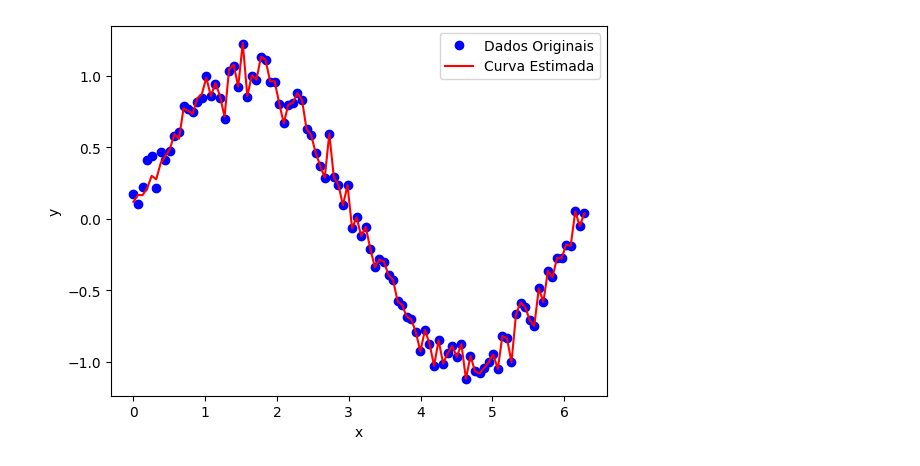
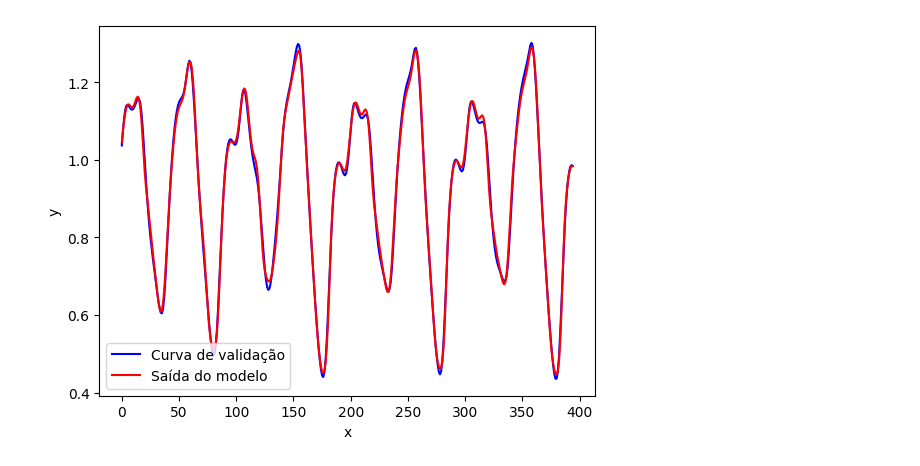
Before and after one commit to eriksonsantos/neurofuzzy, a Jupyter notebook: anfis.ipynb, the cells around one changed output. Drawn from its saved outputs; the diff is of its cells as text; code cells hidden in the pictures.

```diff
--- a/anfis.ipynb
+++ b/anfis.ipynb
@@ -53,0 +140,2 @@ def error(x, c, s, p, q):
+# %%
+YD = (1 + X[:,0]**(1/2) + X[:,1]**(-1) + X[:,2]**(-3/2))**2
@@ -53,0 +238,16 @@ def error(x, c, s, p, q):
+# %%
+import pandas as pd
+
+xt = pd.read_csv('data/xt.csv', header=None)
+xt = xt.rename(columns={0: 'x(t-18)', 1: 'x(t-12)',2: 'x(t-6)',3: 'x(t)'})
+
+xt2 = pd.read_csv('data/xt2.csv', header=None)
+xt4 = pd.read_csv('data/xt4.csv', header=None)
+xv = pd.read_csv('data/xv.csv', header=None)
+xv4 = pd.read_csv('data/xv4.csv', header=None)
+
+yd = pd.read_csv('data/yd.csv', header=None)
+ydt = pd.read_csv('data/ydt.csv', header=None)
+ydt4 = pd.read_csv('data/ydt4.csv', header=None)
+ydv = pd.read_csv('data/ydv.csv', header=None)
+ydv4 = pd.read_csv('data/ydv4.csv', header=None)
@@ -54,41 +274,43 @@ def error(x, c, s, p, q):
 # %%
-x, y = generate_data()
+x = xt.to_numpy()
+y = ydt.to_numpy()
 
 num_epocas = 100
-alfa = 0.05  # Taxa de aprendizado
-m = 2  # Número de regras fuzzy
-n = x.shape[0]  # Número de pontos de dados
+alfa = 0.01  # Taxa de aprendizado
+m = 4  # Número de regras fuzzy
+nPontos = len(x)  # Número de pontos de dados
+n = x.shape[1] # Numero de entradas
 c = np.zeros((n, m))  # Matriz de centros para cada regra fuzzy
 s = np.zeros((n, m))  # Matriz de larguras para cada regra fuzzy
 p = np.random.rand(n, m)  # Matriz de pesos para cada regra fuzzy
 q = np.random.rand(m)  # Vetor de offsets para cada regra fuzzy
+xmax = np.max(x, axis=0).reshape(-1,1)
+xmin = np.min(x, axis=0).reshape(-1,1)
+delta = (xmax - xmin) / (m - 1)  # Calcula o intervalo delta para distribuir os centros das regras fuzzy
 
-for j in range(m):  # Loop para inicializar os parâmetros para cada regra fuzzy
-    for i in range(n):
-        xmax = np.max(x, axis=0)
-        xmin = np.min(x, axis=0)
-        deltai = (xmax - xmin) / (m - 1)  # Calcula o intervalo delta para distribuir os centros das regras fuzzy
-        c[i, j] = xmin + (j - 1) * deltai
-        s[i, j] = deltai / np.log(4)
+for j in range(m):  # Regras fuzzy
+    for i in range(n): # Numero de entradas
+        c[i, j] = xmin[i] + (j - 1) * delta[i]
+        s[i, j] = delta[i] / np.log(4)
         p[i, j] = np.random.rand()
 
     q[j] = np.random.rand()
 
-c, s, p, q = neuro_fuzzy(x, y, num_epocas, alfa, m, c, s, p, q)
+c, s, p, q,erro = neuro_fuzzy(x, y, num_epocas, alfa, m,n, c, s, p, q)
 
-x_est = np.linspace(0, 2 * np.pi, 100)
-y_est = np.zeros_like(x_est)
+x_est = xv.to_numpy()
+y_est = np.zeros_like(x_est[:,0])
 
 for i in range(len(x_est)):
-    xs = x_est[i]
-    ys, _, _ = error(xs, c[i], s[i], p[i], q)
+    xs = x_est[i,:]
+    ys, _, _,_ = output(xs, c, s, p, q,n,m)
     y_est[i] = ys
 
-plt.plot(x, y, 'bo', label='Dados Originais')
-plt.plot(x_est, y_est, 'r-', label='Curva Estimada')
+plt.plot(ydv, 'b', label='Curva de validação')
+plt.plot(y_est, 'r-', label='Saída do modelo')
 plt.xlabel('x')
 plt.ylabel('y')
 plt.legend()
 plt.show()
 # %% [output]
-[figure, old version]
+[figure, new version]
```
Also changed, not shown: parts of 26 cells of this notebook.
